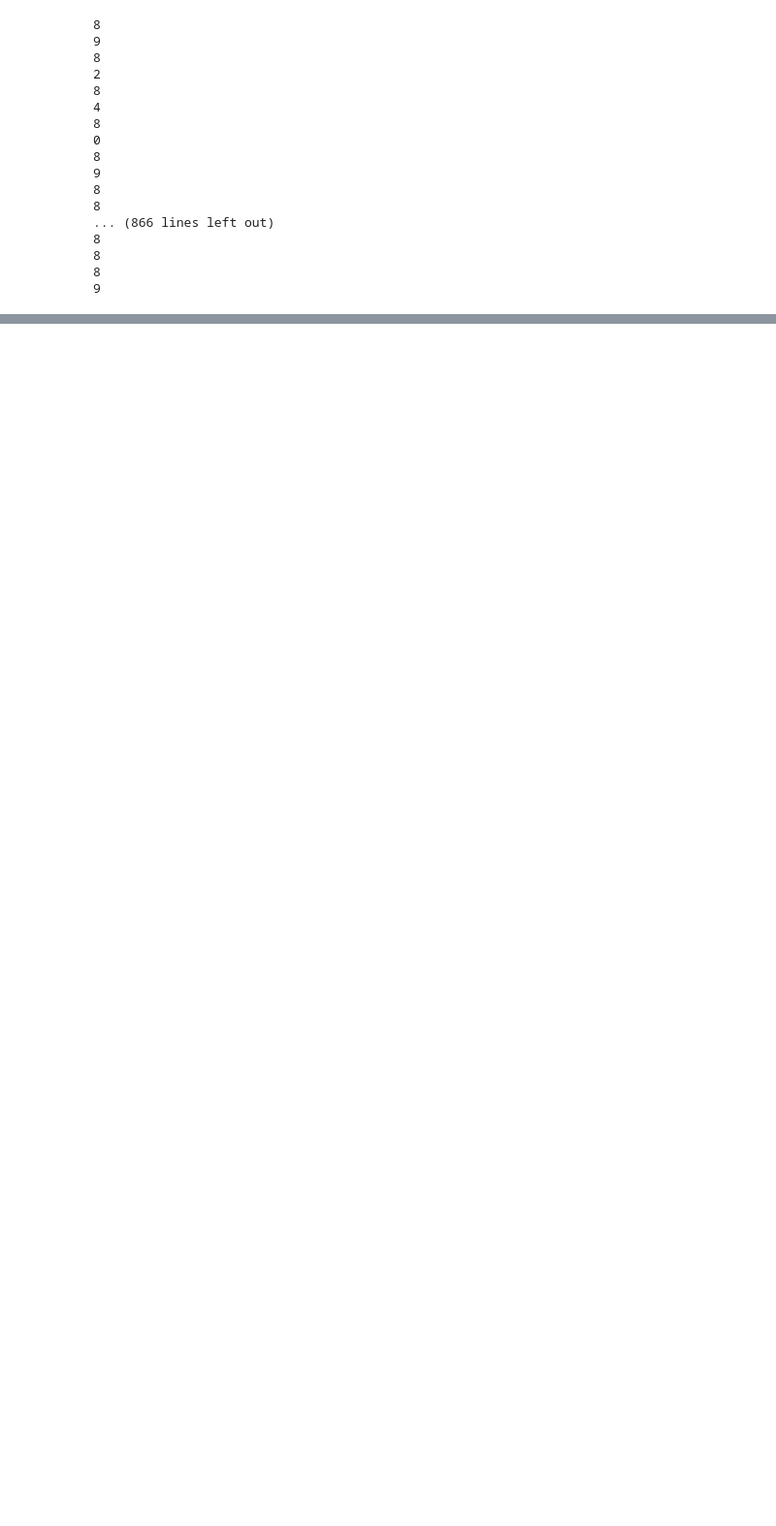
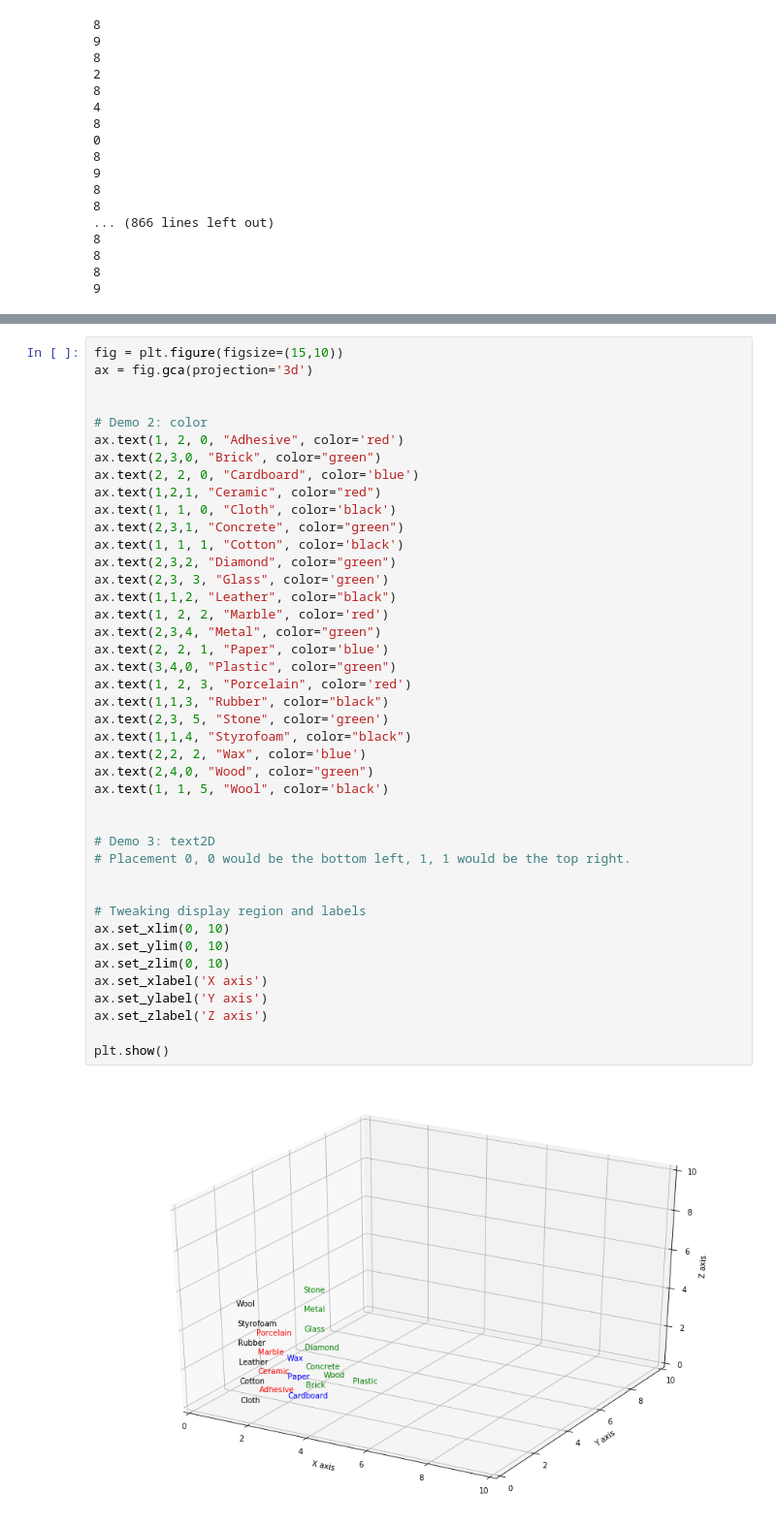
Before and after one commit to mk-hasan/OROC-FU, a Jupyter notebook: OROC-SOM-V2.ipynb, the cells around one changed output, grey strips where cells are left out. Shown at 97% size. Cells and saved outputs as stored; diff of their text form; blank space fills up the shorter version.

Commit message:
result cisualization with 3d plot....

```diff
--- a/OROC-SOM-V2.ipynb
+++ b/OROC-SOM-V2.ipynb
@@ -306,0 +313,44 @@ for i, txt in enumerate(material_nams):
+# %%
+fig = plt.figure(figsize=(15,10))
+ax = fig.gca(projection='3d')
+
+
+# Demo 2: color
+ax.text(1, 2, 0, "Adhesive", color='red')
+ax.text(2,3,0, "Brick", color="green")
+ax.text(2, 2, 0, "Cardboard", color='blue')
+ax.text(1,2,1, "Ceramic", color="red")
+ax.text(1, 1, 0, "Cloth", color='black')
+ax.text(2,3,1, "Concrete", color="green")
+ax.text(1, 1, 1, "Cotton", color='black')
+ax.text(2,3,2, "Diamond", color="green")
+ax.text(2,3, 3, "Glass", color='green')
+ax.text(1,1,2, "Leather", color="black")
+ax.text(1, 2, 2, "Marble", color='red')
+ax.text(2,3,4, "Metal", color="green")
+ax.text(2, 2, 1, "Paper", color='blue')
+ax.text(3,4,0, "Plastic", color="green")
+ax.text(1, 2, 3, "Porcelain", color='red')
+ax.text(1,1,3, "Rubber", color="black")
+ax.text(2,3, 5, "Stone", color='green')
+ax.text(1,1,4, "Styrofoam", color="black")
+ax.text(2,2, 2, "Wax", color='blue')
+ax.text(2,4,0, "Wood", color="green")
+ax.text(1, 1, 5, "Wool", color='black')
+
+
+# Demo 3: text2D
+# Placement 0, 0 would be the bottom left, 1, 1 would be the top right.
+
+
+# Tweaking display region and labels
+ax.set_xlim(0, 10)
+ax.set_ylim(0, 10)
+ax.set_zlim(0, 10)
+ax.set_xlabel('X axis')
+ax.set_ylabel('Y axis')
+ax.set_zlabel('Z axis')
+
+plt.show()
+# %% [output]
+[figure, added]
```
Also changed, not shown: parts of 1 cell of this notebook.
